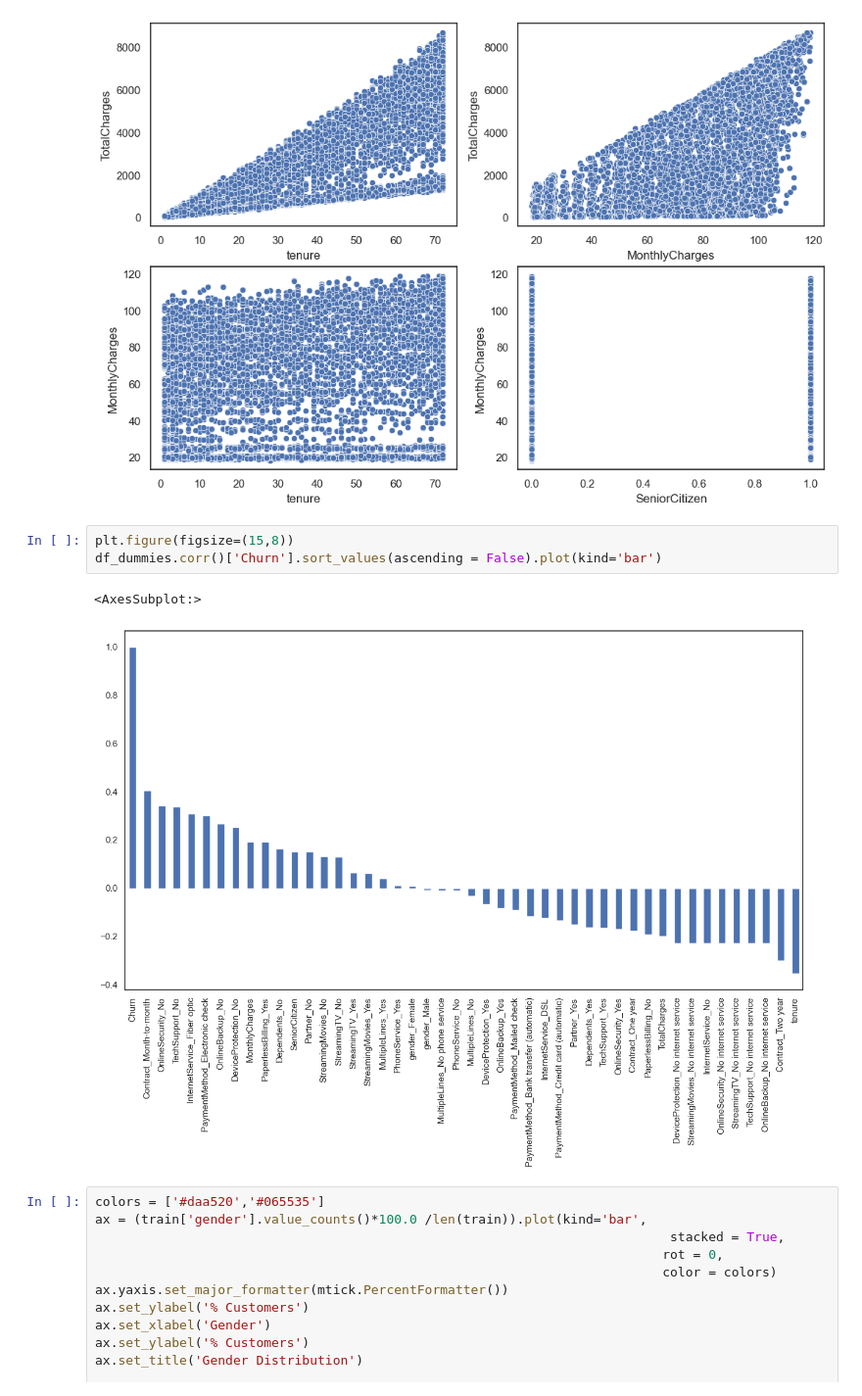
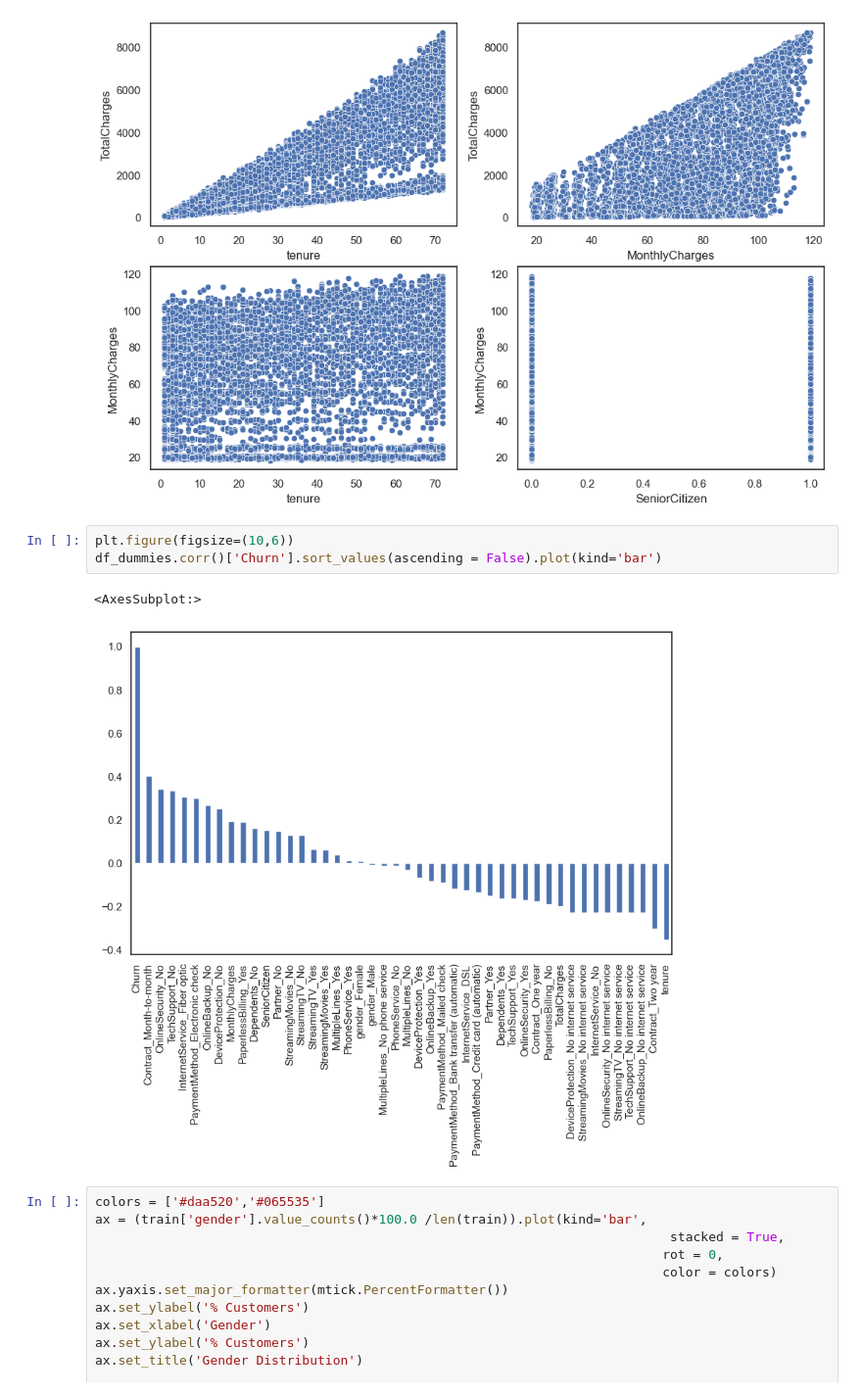
Before and after one commit to leylatulu/Telecom-Churn-Analysis-with-SVM, a Jupyter notebook: TelecomAnalysis.ipynb, the cells around one changed output. Shown at 98% size. Cells and saved outputs as stored; diff of their text form.

```diff
--- a/TelecomAnalysis.ipynb
+++ b/TelecomAnalysis.ipynb
@@ -204,11 +205,11 @@ for i in range(len(x_vars)):
 # %% [output]
 [figure]
 # %%
-plt.figure(figsize=(15,8))
+plt.figure(figsize=(10,6))
 df_dummies.corr()['Churn'].sort_values(ascending = False).plot(kind='bar')
 # %% [output]
 <AxesSubplot:>
-[figure, old version]
+[figure, new version]
 # %%
 colors = ['#daa520','#065535']
 ax = (train['gender'].value_counts()*100.0 /len(train)).plot(kind='bar',
```
Also changed, not shown: parts of 29 cells of this notebook.
